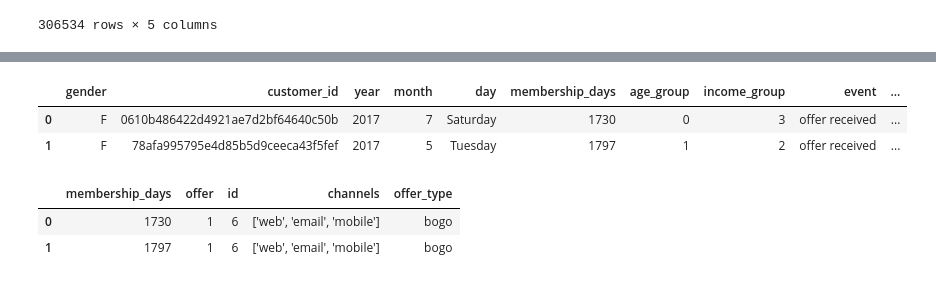
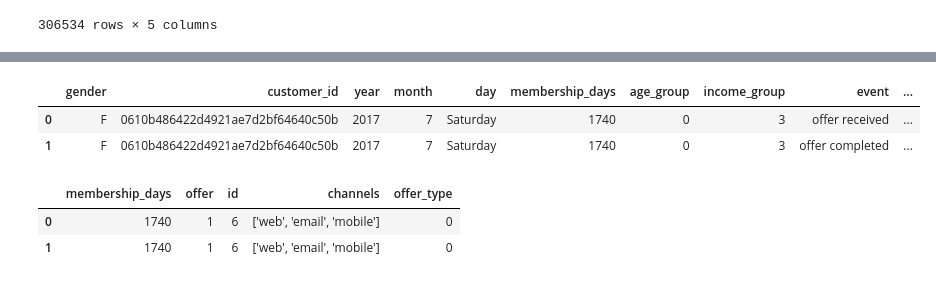
Before and after one commit to aryatalathi/Personalized-marketing-and-targeted-advertising, a Jupyter notebook: personalized-marketing.ipynb, the cells around one changed output, grey strips where cells are left out. Drawn from its saved outputs; the diff is of its cells as text; code cells hidden in the pictures.

```diff
--- a/personalized-marketing.ipynb
+++ b/personalized-marketing.ipynb
@@ -391,4 +393,8 @@ df
 272664 rows × 13 columns
+# %%
+df.rename(columns={'id':'customer_id'}, inplace=True)
+# %%
+df.rename(columns={'offer_id':'id'}, inplace=True)
 # %%
 event = df.event.value_counts().reset_index()
 event.columns = ['event', 'count']
@@ -455,10 +427,10 @@ offers_received_df
 # %%
-df1 = pd.merge(offers_received_df, portfolio, on='id')
+df1 = pd.merge(df, portfolio, on='id')
 df1.head(2)
 # %% [output]
 |  | gender | customer_id | year | month | day | membership_days | age_group | income_group | event | ... |
-| 0 | F | 0610b486422d4921ae7d2bf64640c50b | 2017 | 7 | Saturday | 1730 | 0 | 3 | offer received | ... |
-| 1 | F | 78afa995795e4d85b5d9ceeca43f5fef | 2017 | 5 | Tuesday | 1797 | 1 | 2 | offer received | ... |
+| 0 | F | 0610b486422d4921ae7d2bf64640c50b | 2017 | 7 | Saturday | 1740 | 0 | 3 | offer received | ... |
+| 1 | F | 0610b486422d4921ae7d2bf64640c50b | 2017 | 7 | Saturday | 1740 | 0 | 3 | offer completed | ... |
 # %%
 from sklearn.preprocessing import LabelEncoder
 
@@ -480,10 +458,10 @@ items = df1.drop(['year','day', 'month', 'amount', 'event', 'customer_id', 'gend
 rewards = df1.drop(['year','day', 'month', 'amount', 'event', 'gender', 'age_group', 'income_group', 'time_group','membership_days',  'difficulty', 'duration'],axis=1)
 # %%
-items.head(2)
+offers.head(2)
 # %% [output]
 |  | membership_days | offer | id | channels | offer_type |
-| 0 | 1730 | 1 | 6 | ['web', 'email', 'mobile'] | bogo |
-| 1 | 1797 | 1 | 6 | ['web', 'email', 'mobile'] | bogo |
+| 0 | 1740 | 1 | 6 | ['web', 'email', 'mobile'] | 0 |
+| 1 | 1740 | 1 | 6 | ['web', 'email', 'mobile'] | 0 |
 # %%
 users.head(2)
 # %% [output]
```
Also changed, not shown: parts of 24 cells of this notebook.
